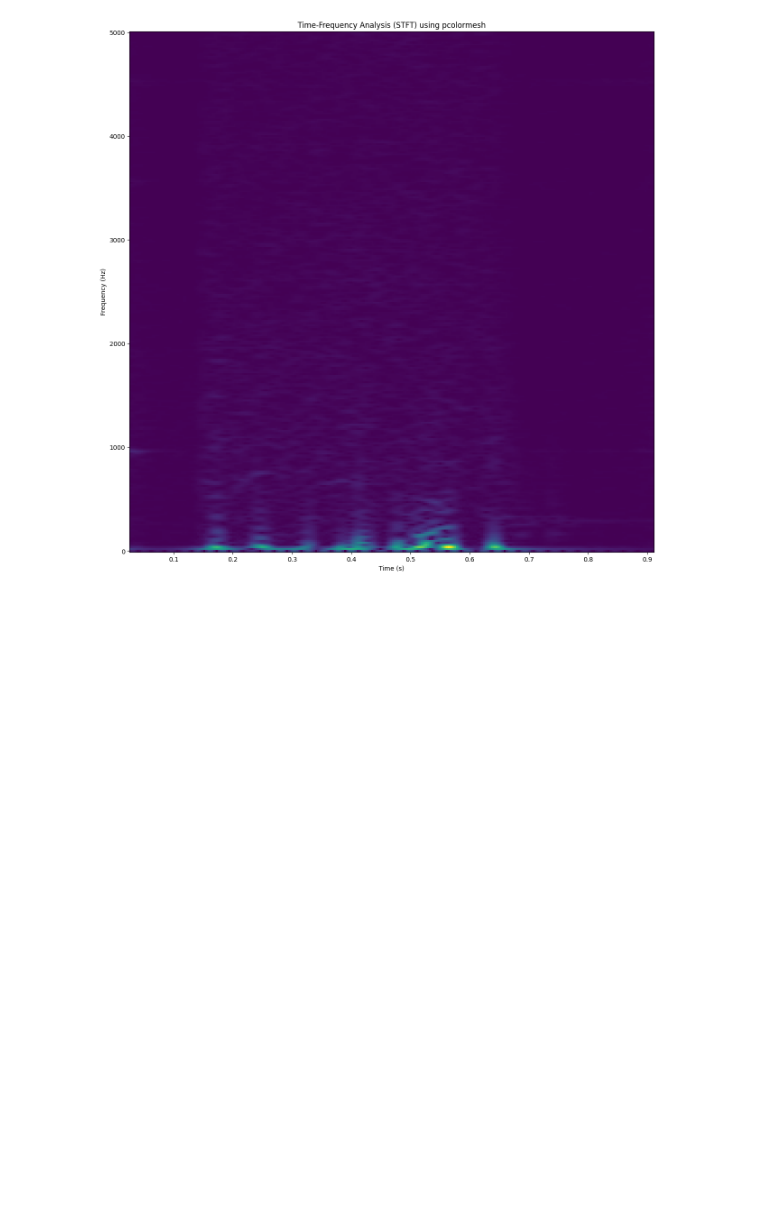
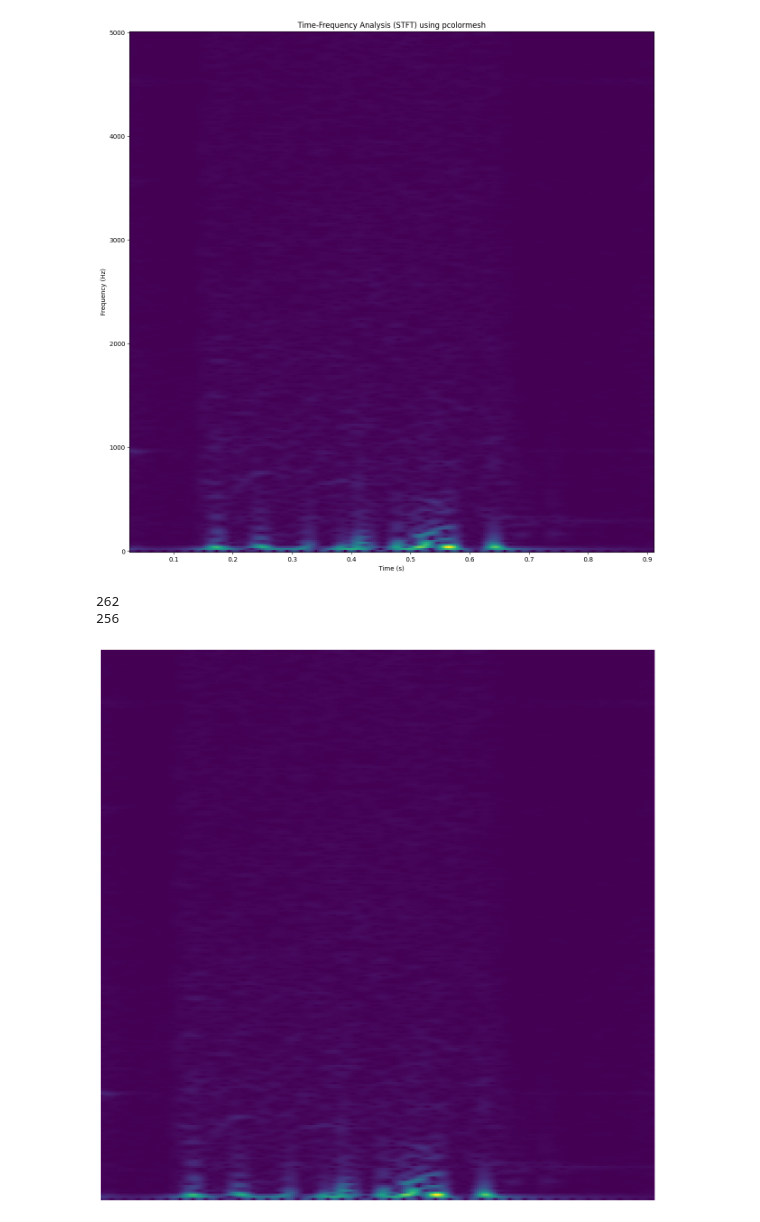
Before and after one commit to xczhang21/STFT_3Ddl, a Jupyter notebook: prepreprocessing/create_1window_stft.ipynb, the cells around one changed output. Saved outputs shown, nothing was run; the diff lists cells and outputs as text; code cells hidden in the pictures; blank space fills up the shorter version.

```diff
--- a/prepreprocessing/create_1window_stft.ipynb
+++ b/prepreprocessing/create_1window_stft.ipynb
@@ -135,3 +135,64 @@ print(get_stft_spectrogram(phase, 10000, 'hamming', 510, 475, False,boundary=Non
 # %% [output]
 (256, 254)
 [figure]
+# %%
+def save_stft_spectrogram(signal_data, fs, window, nperseg, noverlap, padded, boundary):
+    """
+    signal_data : 信号数据
+    fs : 采样频率
+    window : 窗口函数名
+    nperseg : 窗口大小
+    noverlap : 窗口重叠大小
+    """
+    faxis, taxis, spectrum = signal.stft(signal_data, fs, window=window, nperseg=nperseg, noverlap=noverlap, boundary=boundary, padded=padded)
+    # faxis = faxis
+    # taxis = taxis[:len(faxis)]
+    # spectrum = np.abs(spectrum)[:len(taxis), :len(faxis)]
+    # 绘制短时傅里叶变换
+    plt.figure(figsize=(15,15))
+    # plt.pcolormesh(taxis, faxis, spectrum)
+    plt.pcolormesh(taxis, faxis, np.abs(spectrum))
+    # plt.xlim(taxis.min(), taxis.max())
+    # plt.ylim(faxis.min(), faxis.max())
+    # plt.gca().set_aspect(1)
+    # plt.pcolormesh(faxis, taxis, np.abs(spectrum))
+    # plt.pcolormesh(taxis, faxis, np.abs(spectrum), aspect='auto')
+    plt.axis('off')
+    plt.savefig('./test_save.png', bbox_inches='tight', pad_inches=0, transparent=True)
+    # plt.savefig('./test_save2.png', transparent=True)
+    print(len(taxis))
+    print(len(faxis))
+    # plt.colorbar(label='Magnitude')
+    # plt.title('Time-Frequency Analysis (STFT) using pcolormesh')
+    # plt.xlabel('Time (s)')
+    # plt.ylabel('Frequency (Hz)')
+    # plt.xlim([taxis[0], taxis[-1]])
+    # return len(faxis), len(taxis), np.abs(spectrum)
+
+# # 第0张示例图
+# # print(get_stft_spectrogram(phase, 10000, 'hamming', 127, 0)[:2])
+# print(get_stft_spectrogram(phase, 10000, 'hamming', 127, -400)[:2])
+# # print(get_stft_spectrogram(phase, 10000, 'hamming', 255, 0)[:2])
+# print(get_stft_spectrogram(phase, 10000, 'hamming', 255, -9)[:2])
+# # print(get_stft_spectrogram(phase, 10000, 'hamming', 510, 0)[:2])
+# print(get_stft_spectrogram(phase, 10000, 'hamming', 510, 379)[:2])
+
+# print(get_stft_spectrogram(phase, 10000, 'hamming', 255, 168, boundary='zeros')[:2])
+save_stft_spectrogram(phase, 10000, 'hamming', 510, 476, False,boundary=None)
+# print(get_stft_spectrogram(phase, 10000, 'hamming', 510, 396, True,boundary=None)[:2])
+# print(get_stft_spectrogram(phase, 10000, 'hamming', 510, 397, False,boundary=None)[:2])
+# print(get_stft_spectrogram(phase, 10000, 'hamming', 510, 397, True,boundary=None)[:2])
+# print(get_stft_spectrogram(phase, 10000, 'hamming', 510, 395, False,boundary='zeros')[:2])
+# print(get_stft_spectrogram(phase, 10000, 'hamming', 510, 367, boundary=None)[:2])
+# print(get_stft_spectrogram(phase, 10000, 'hamming', 510, 365, boundary=None)[:2])
+# print(get_stft_spectrogram(phase, 10000, 'hamming', 509, 367, boundary=None)[:2])
+
+
+# print(get_stft_spectrogram(phase, 10000, 'hamming', 266*4,266*3.75)[:2])
+# print(get_stft_spectrogram(intensity, 10000, 'hamming', 266*1,266*0)[:2])
+# print(get_stft_spectrogram(intensity, 10000, 'hamming', 266*2,266*1.5)[:2])
+# print(get_stft_spectrogram(intensity, 10000, 'hamming', 266*4,266*3.75)[:2])
+# %% [output]
+262
+256
+[figure, added]
```
Also changed, not shown: parts of 2 cells of this notebook, 5 other files.
